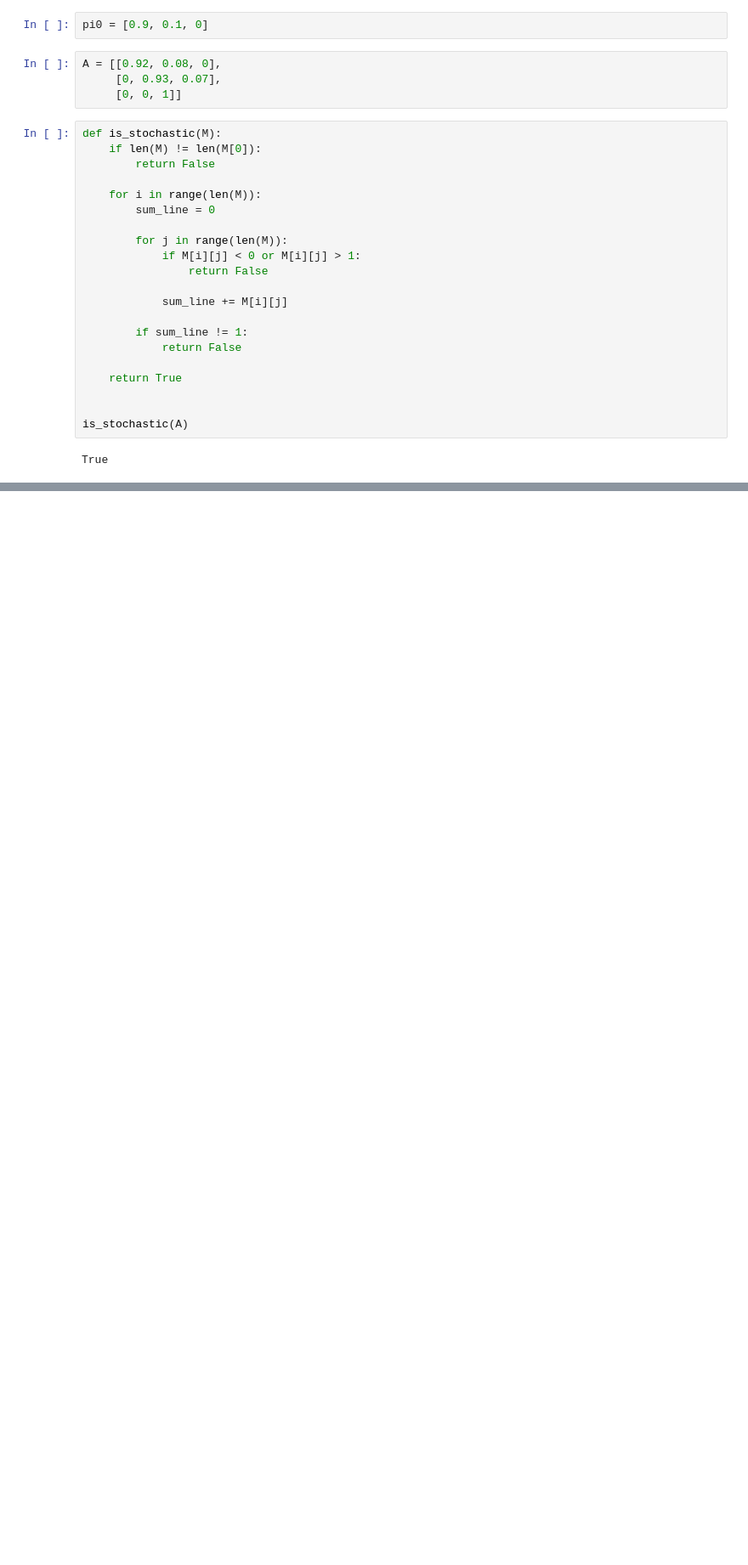
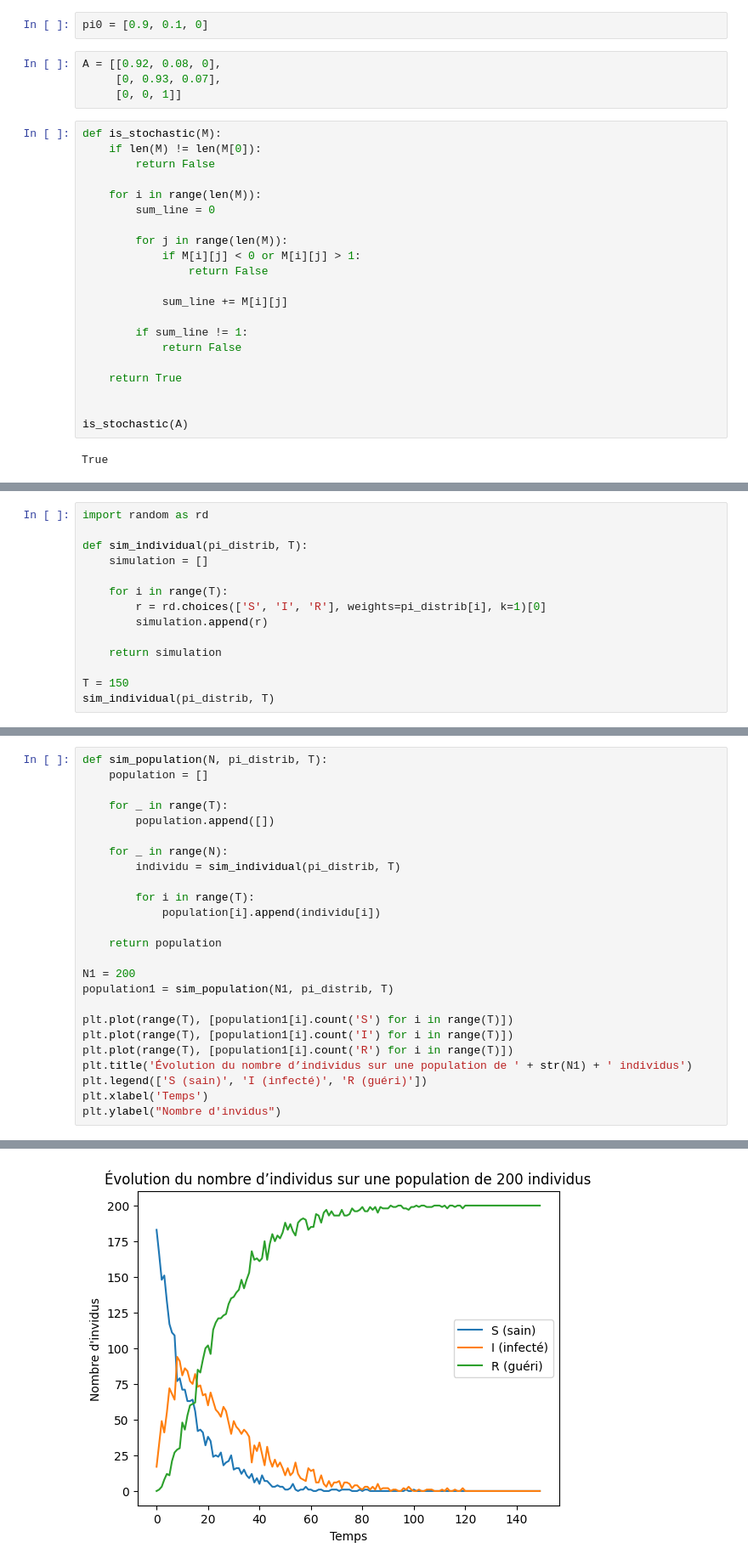
Before and after one commit to dorinm17/markov-chains, a Jupyter notebook: notebook.ipynb, the cells around one changed output, grey strips where cells are left out. Shown at 85% size. Cells and saved outputs as stored; diff of their text form; blank space fills up the shorter version.

Commit message:
simulated population disease evolution

```diff
--- a/notebook.ipynb
+++ b/notebook.ipynb
@@ -76,0 +100,14 @@ Text(0, 0.5, 'Probabilite')
+# %%
+import random as rd
+
+def sim_individual(pi_distrib, T):
+    simulation = []
+
+    for i in range(T):
+        r = rd.choices(['S', 'I', 'R'], weights=pi_distrib[i], k=1)[0]
+        simulation.append(r)
+
+    return simulation
+
+T = 150
+sim_individual(pi_distrib, T)
@@ -76,0 +132,26 @@ Text(0, 0.5, 'Probabilite')
+# %%
+def sim_population(N, pi_distrib, T):
+    population = []
+
+    for _ in range(T):
+        population.append([])
+
+    for _ in range(N):
+        individu = sim_individual(pi_distrib, T)
+
+        for i in range(T):
+            population[i].append(individu[i])
+
+    return population
+
+N1 = 200
+population1 = sim_population(N1, pi_distrib, T)
+
+plt.plot(range(T), [population1[i].count('S') for i in range(T)])
+plt.plot(range(T), [population1[i].count('I') for i in range(T)])
+plt.plot(range(T), [population1[i].count('R') for i in range(T)])
+plt.title('Évolution du nombre d’individus sur une population de ' + str(N1) + ' individus')
+plt.legend(['S (sain)', 'I (infecté)', 'R (guéri)'])
+plt.xlabel('Temps')
+plt.ylabel("Nombre d'invidus")
+# %% [output]
@@ -76,0 +159 @@ Text(0, 0.5, 'Probabilite')
+[figure, added]
```
Also changed, not shown: parts of 13 cells of this notebook.
